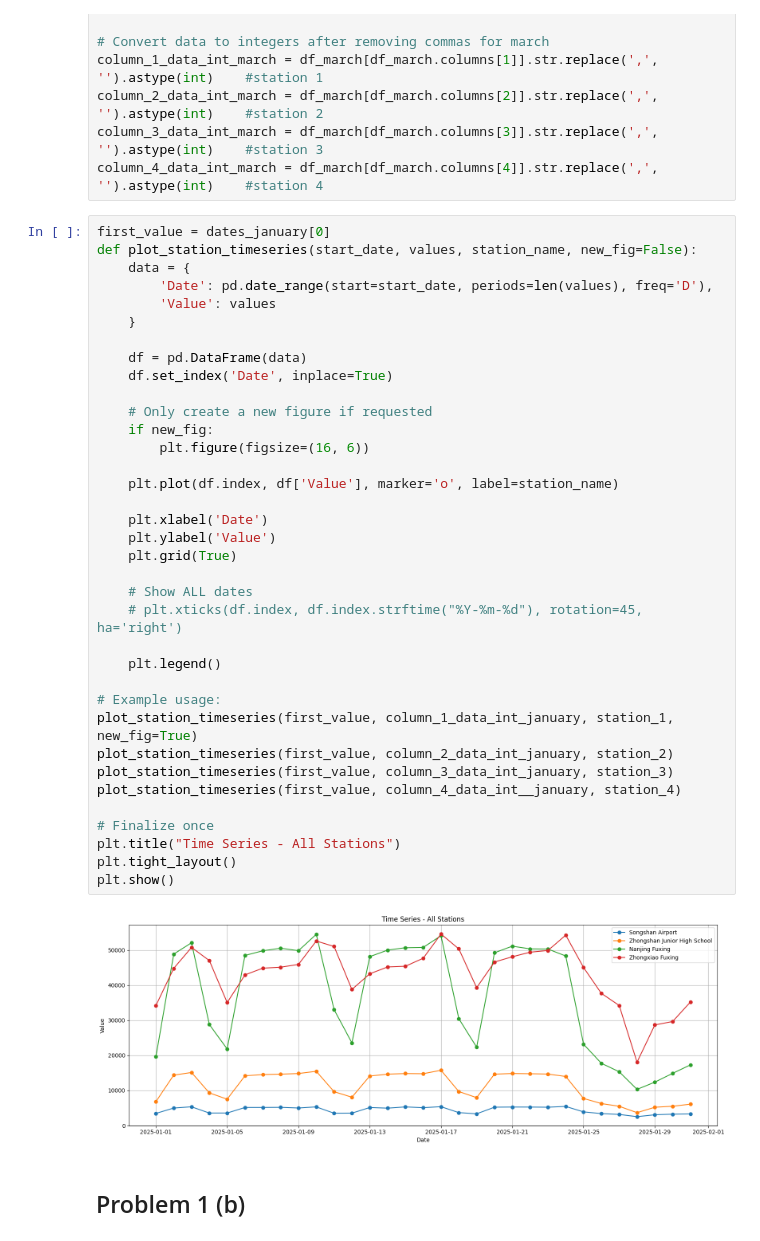
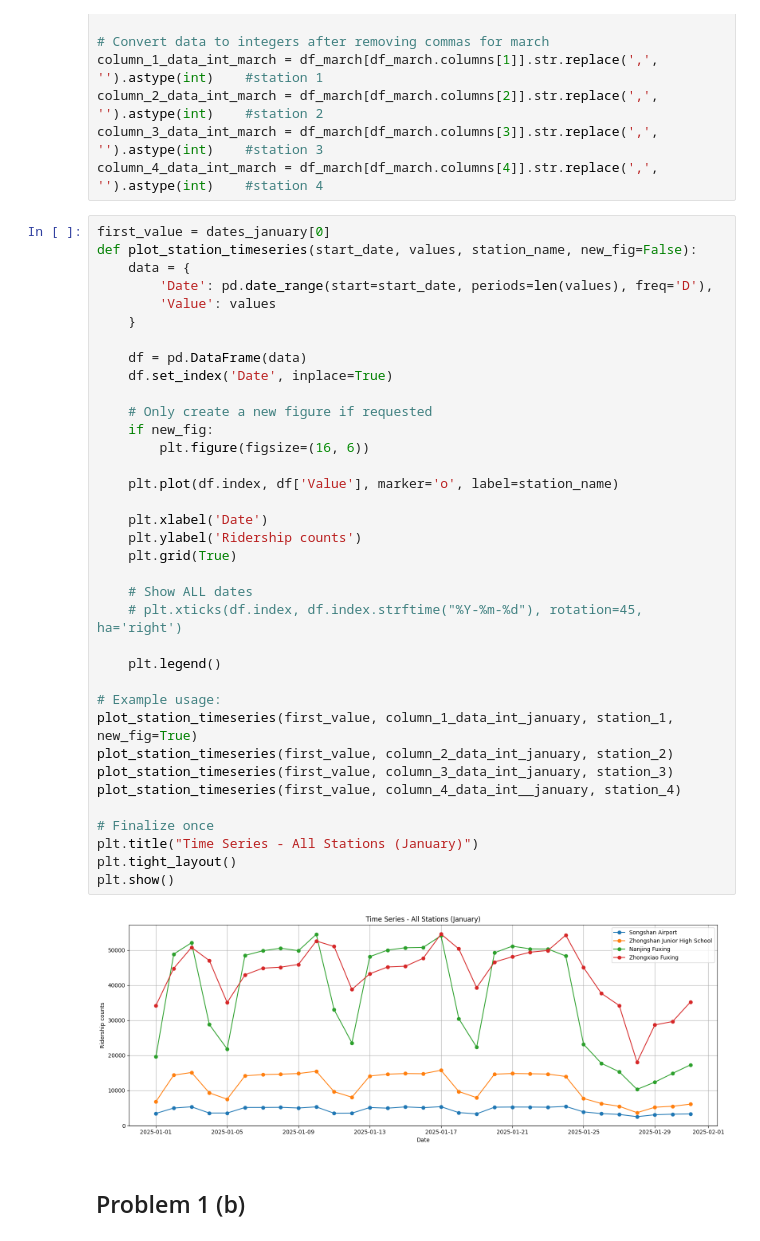
Before and after one commit to Ad1263/Machine-Learning-Homework-1, a Jupyter notebook: Homework1.ipynb, the cells around one changed output. Saved outputs shown, nothing was run; the diff lists cells and outputs as text.

```diff
--- a/Homework1.ipynb
+++ b/Homework1.ipynb
@@ -52,36 +52,36 @@ def plot_station_timeseries(start_date, values, station_name, new_fig=False):
         'Value': values
     }
 
     df = pd.DataFrame(data)
     df.set_index('Date', inplace=True)
 
     # Only create a new figure if requested
     if new_fig:
         plt.figure(figsize=(16, 6))
 
     plt.plot(df.index, df['Value'], marker='o', label=station_name)
 
     plt.xlabel('Date')
-    plt.ylabel('Value')
+    plt.ylabel('Ridership counts')
     plt.grid(True)
 
     # Show ALL dates
     # plt.xticks(df.index, df.index.strftime("%Y-%m-%d"), rotation=45, ha='right')
 
     plt.legend()
 
 # Example usage:
 plot_station_timeseries(first_value, column_1_data_int_january, station_1, new_fig=True)
 plot_station_timeseries(first_value, column_2_data_int_january, station_2)
 plot_station_timeseries(first_value, column_3_data_int_january, station_3)
 plot_station_timeseries(first_value, column_4_data_int__january, station_4)
 
 # Finalize once
-plt.title("Time Series - All Stations")
+plt.title("Time Series - All Stations (January)")
 plt.tight_layout()
 plt.show()
 # %% [output]
-[figure, old version]
+[figure, new version]
 # %% [markdown]
 ## Problem 1 (b)
 # %% [markdown]
```
Also changed, not shown: parts of 3 cells of this notebook.
